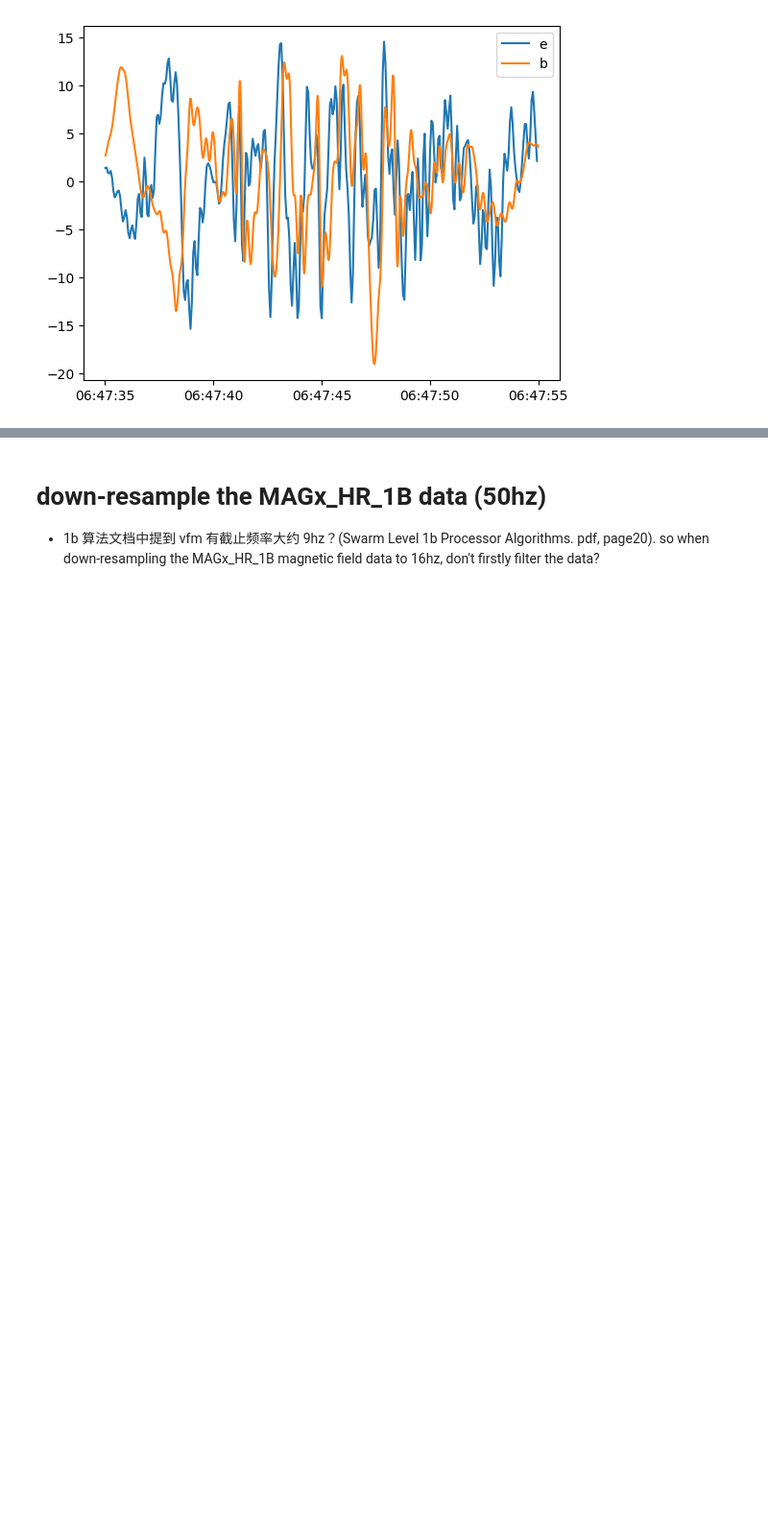
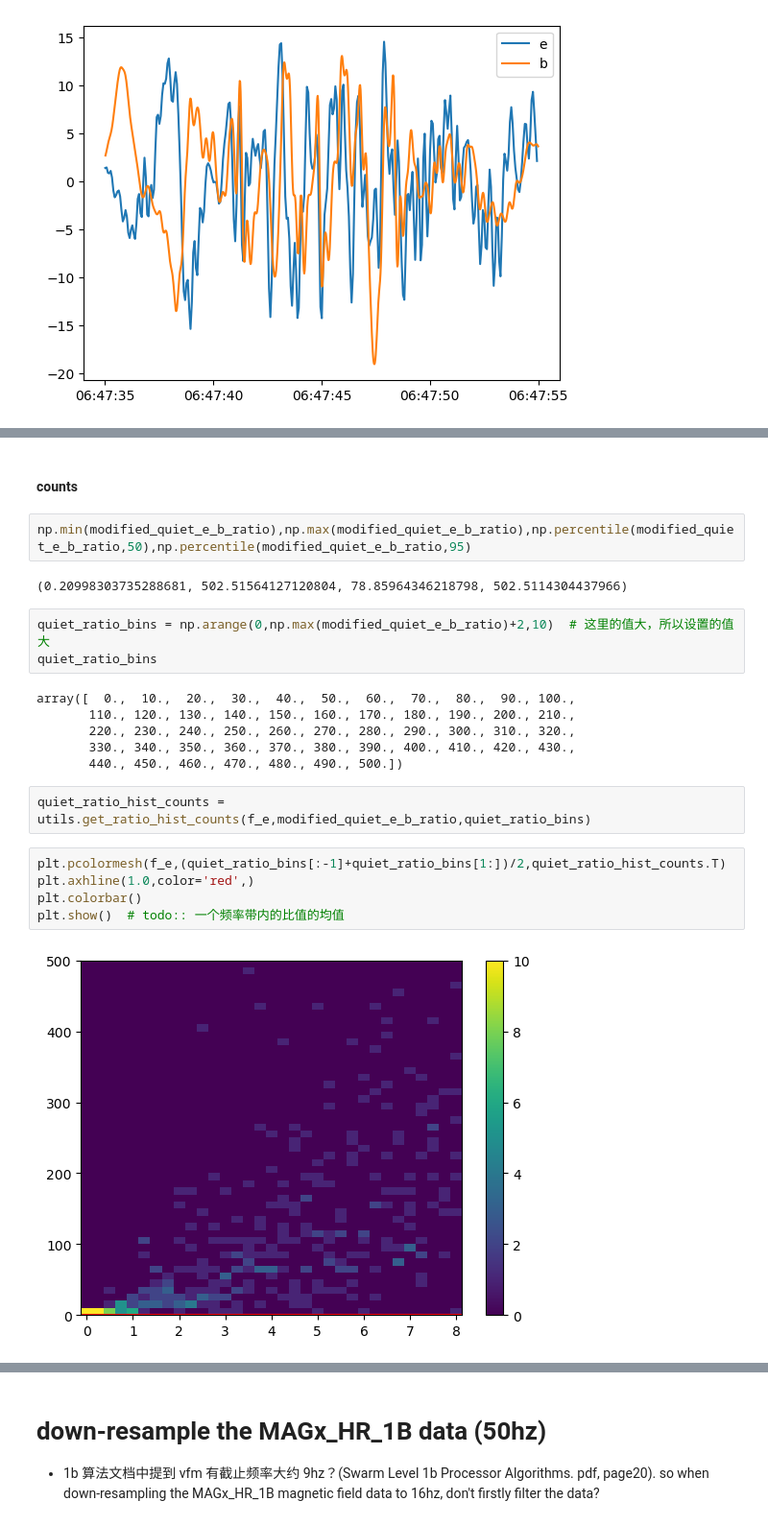
Before and after one commit to cleo24621/pyaw, a Jupyter notebook: miles2018/miles2018.ipynb, the cells around one changed output, grey strips where cells are left out. Shown at 96% size. Drawn from its saved outputs; the diff is of its cells as text; blank space fills up the shorter version.

```diff
--- a/miles2018/miles2018.ipynb
+++ b/miles2018/miles2018.ipynb
@@ -811,0 +774,24 @@ plt.show()
+# %% [markdown]
+#### counts
+# %%
+np.min(modified_quiet_e_b_ratio),np.max(modified_quiet_e_b_ratio),np.percentile(modified_quiet_e_b_ratio,50),np.percentile(modified_quiet_e_b_ratio,95)
+# %% [output]
+(0.20998303735288681, 502.51564127120804, 78.85964346218798, 502.5114304437966)
+# %%
+quiet_ratio_bins = np.arange(0,np.max(modified_quiet_e_b_ratio)+2,10)  # 这里的值大，所以设置的值大
+quiet_ratio_bins
+# %% [output]
+array([  0.,  10.,  20.,  30.,  40.,  50.,  60.,  70.,  80.,  90., 100.,
+       110., 120., 130., 140., 150., 160., 170., 180., 190., 200., 210.,
+       220., 230., 240., 250., 260., 270., 280., 290., 300., 310., 320.,
+       330., 340., 350., 360., 370., 380., 390., 400., 410., 420., 430.,
+       440., 450., 460., 470., 480., 490., 500.])
+# %%
+quiet_ratio_hist_counts = utils.get_ratio_hist_counts(f_e,modified_quiet_e_b_ratio,quiet_ratio_bins)
+# %%
+plt.pcolormesh(f_e,(quiet_ratio_bins[:-1]+quiet_ratio_bins[1:])/2,quiet_ratio_hist_counts.T)
+plt.axhline(1.0,color='red',)
+plt.colorbar()
+plt.show()  # todo:: 一个频率带内的比值的均值
+# %% [output]
+[figure, added]
```
Also changed, not shown: parts of 107 cells of this notebook, 5 other files.
